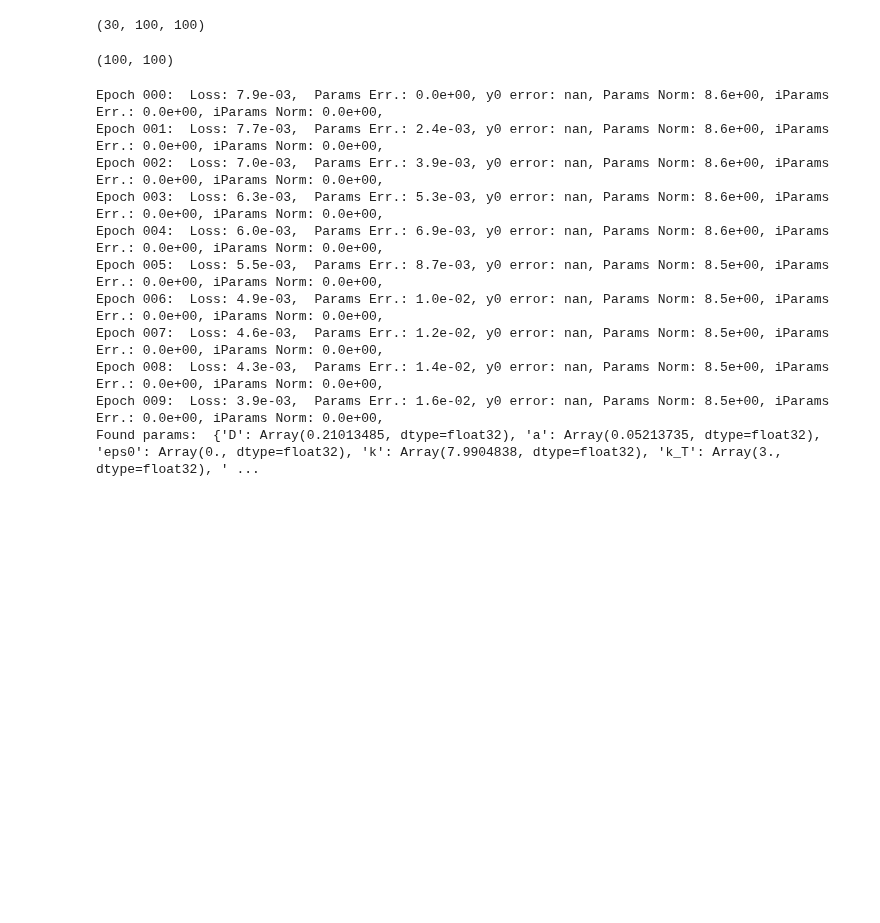
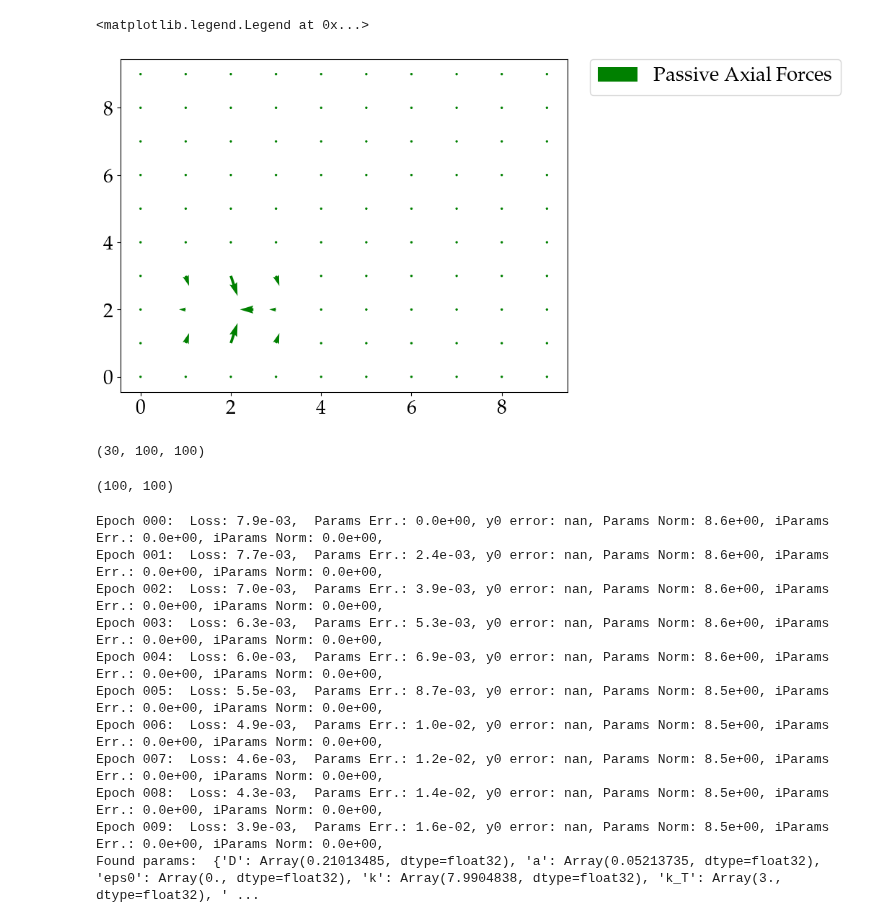
Before and after one commit to LukasBremer/SMM_AdODE_2D, a Jupyter notebook: adode_cluster/SpringMassModel/APModel.ipynb, the cells around one changed output. Saved outputs shown, nothing was run; the diff lists cells and outputs as text; code cells hidden in the pictures; blank space fills up the shorter version.

Commit message:
implemted and tested all forces

```diff
--- a/adode_cluster/SpringMassModel/APModel.ipynb
+++ b/adode_cluster/SpringMassModel/APModel.ipynb
@@ -301,3 +281,19 @@ def force_field_passive(xy_grid,par):
+# %%
+# Run the force field calculation
+force_struct = force_field_struct(xy_grid, par)*5
+force_active = force_field_active(xy_grid, T_grid, par)*10
+force_passive = force_field_passive(xy_grid, par)*200
+
+
+# Plot the force field using a quiver plot
+plt.figure(figsize=(8, 6))
+# plt.quiver(xy_grid[0, :, :], xy_grid[1, :, :], force_struct[0,:,:], force_struct[1,:,:], scale=10, color='blue', angles='xy', scale_units='xy',label = 'Structural Forces')
+# plt.quiver(xy_grid[0, :, :], xy_grid[1, :, :], force_active[0, :, :], force_active[1, :, :], scale=10, color='red', angles='xy', scale_units='xy',label = 'Active Axial Forces')
+plt.quiver(xy_grid[0, :, :], xy_grid[1, :, :], force_passive[0, :, :], force_passive[1, :, :], scale=10, color='green', angles='xy', scale_units='xy',label = 'Passive Axial Forces')
+plt.legend(bbox_to_anchor=(1.05, 1), loc='upper left', borderaxespad=0.)
+# %% [output]
+<matplotlib.legend.Legend at 0x...>
+[figure, added]
 # %%
 def define_AP(**kwargs_sys):
     # disc_x, disc_y = kwargs_sys['size'], kwargs_sys['size']
```
Also changed, not shown: parts of 5 cells of this notebook.
